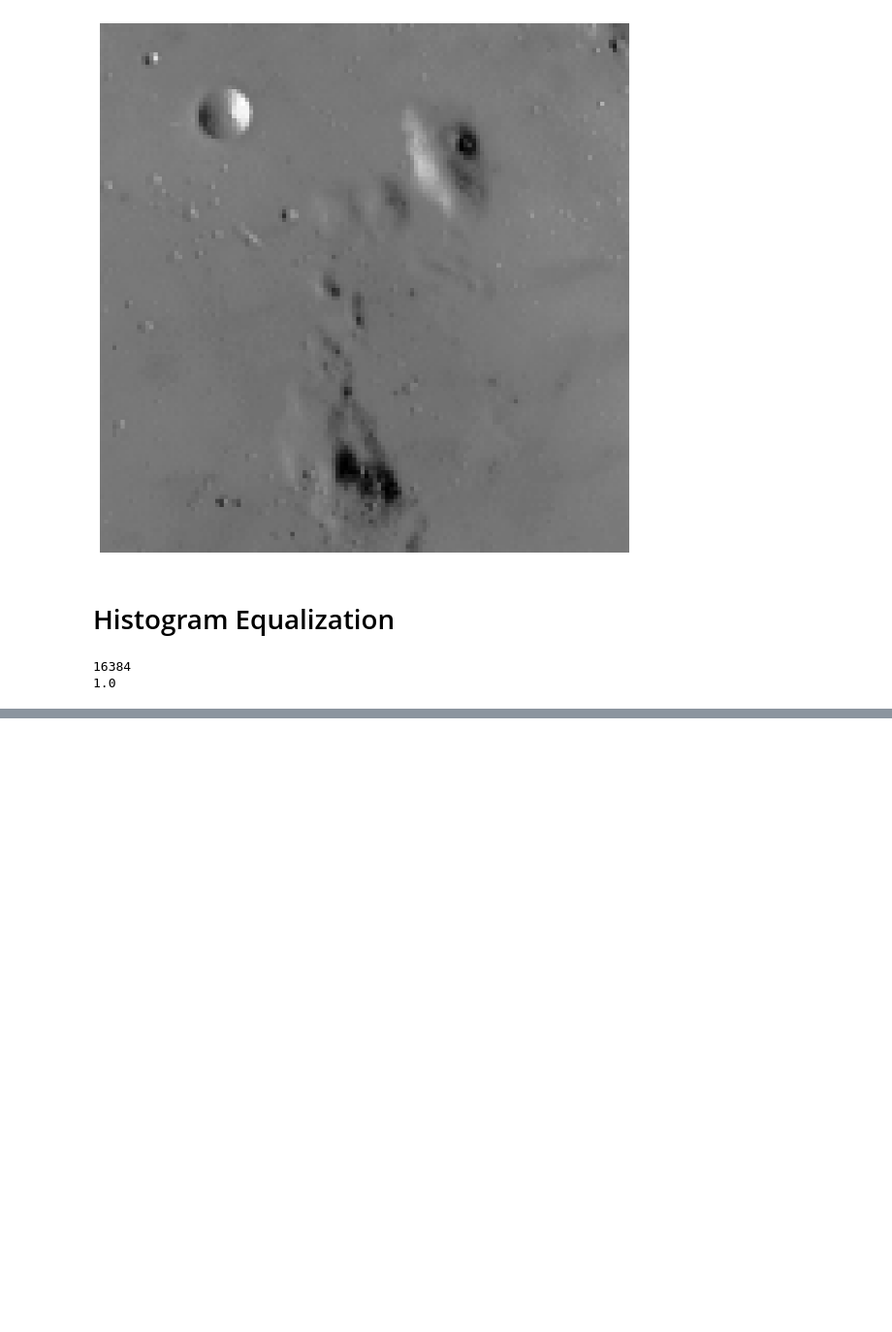
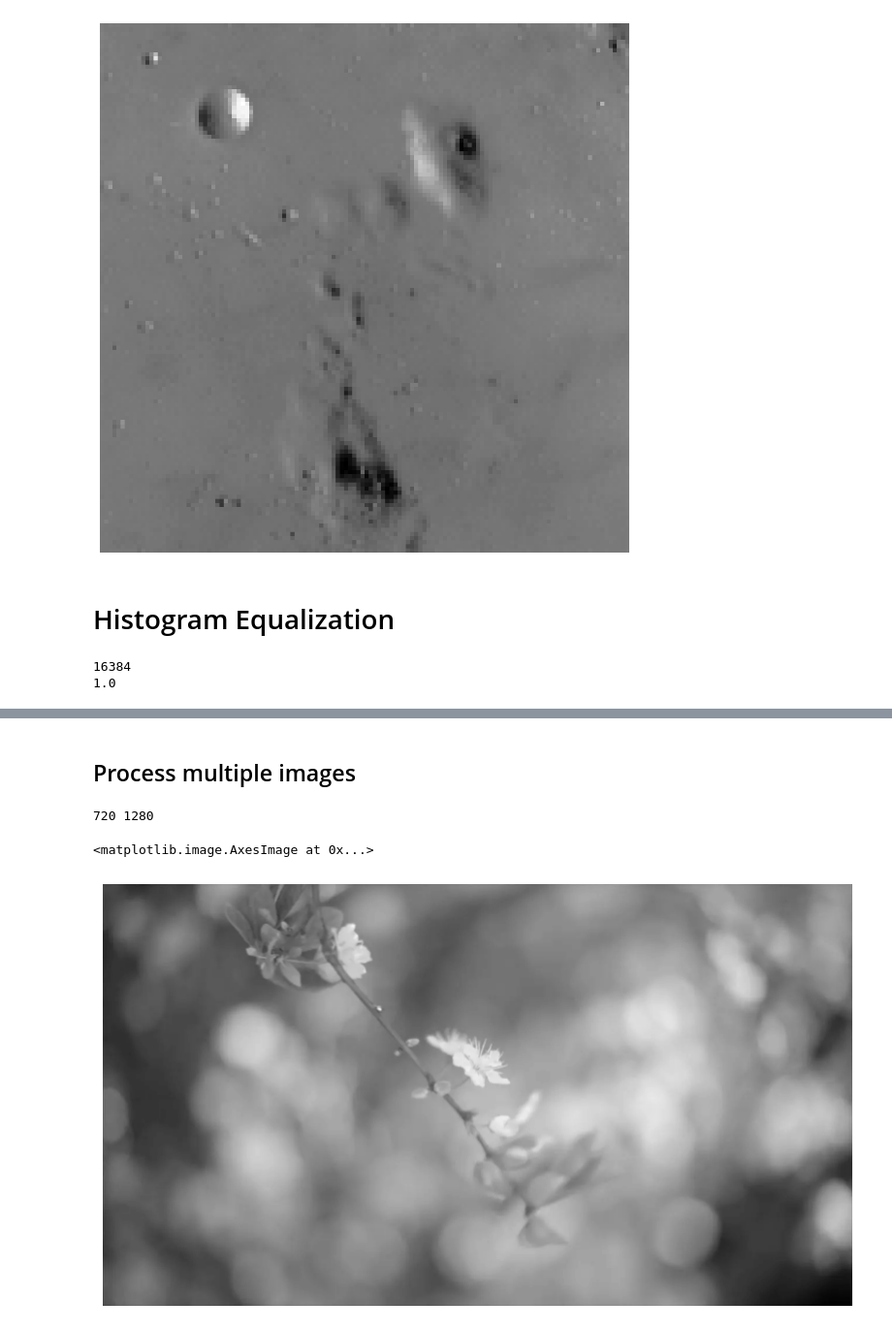
Before and after one commit to halBRY/cs415, a Jupyter notebook: HW1/h1_q2/hist-eq-ques.ipynb, the cells around one changed output, grey strips where cells are left out. Shown at 97% size. Saved outputs shown, nothing was run; the diff lists cells and outputs as text; code cells hidden in the pictures; blank space fills up the shorter version.

```diff
--- a/HW1/h1_q2/hist-eq-ques.ipynb
+++ b/HW1/h1_q2/hist-eq-ques.ipynb
@@ -134,0 +149,13 @@ plt.imshow(cv2.cvtColor(np.float32(img_equalized), cv2.COLOR_RGB2GRAY), cmap="gr
+# %% [markdown]
+## Process multiple images
+# %%
+img_crowd = cv2.imread("flower.png")
+h, w = img_crowd.shape[:2]
+print(h,w)
+plt.figure(figsize = [10, 10])
+plt.axis('off')
+plt.imshow(cv2.cvtColor(img_crowd, cv2.COLOR_RGB2GRAY), cmap="gray")
+# %% [output]
+720 1280
+<matplotlib.image.AxesImage at 0x...>
+[figure, added]
```
Also changed, not shown: parts of 4 cells of this notebook, 1 other file.
